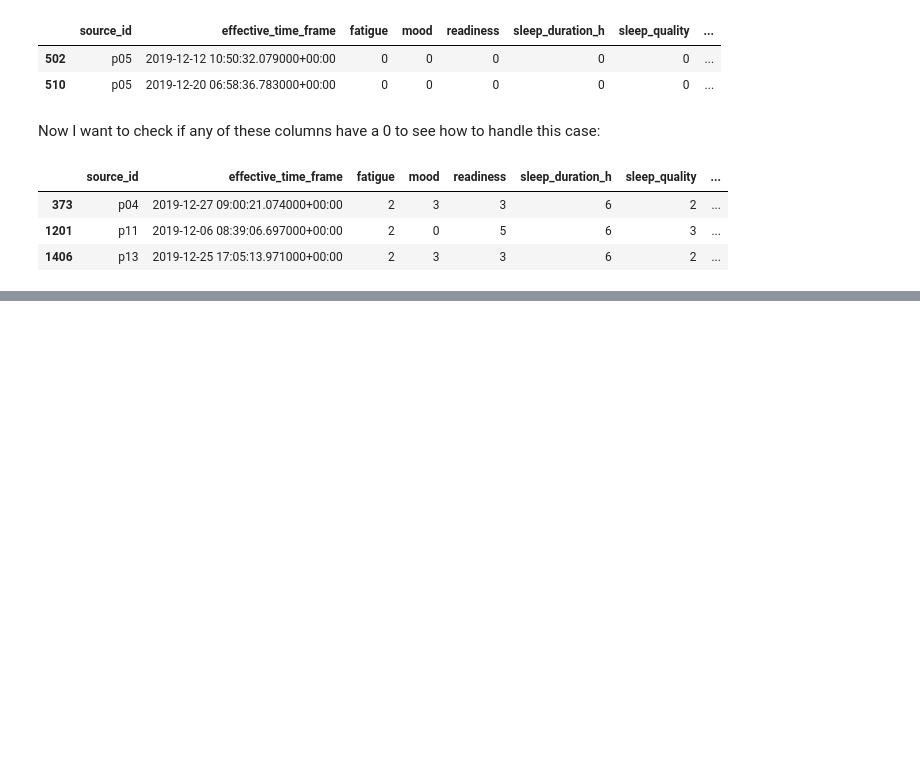
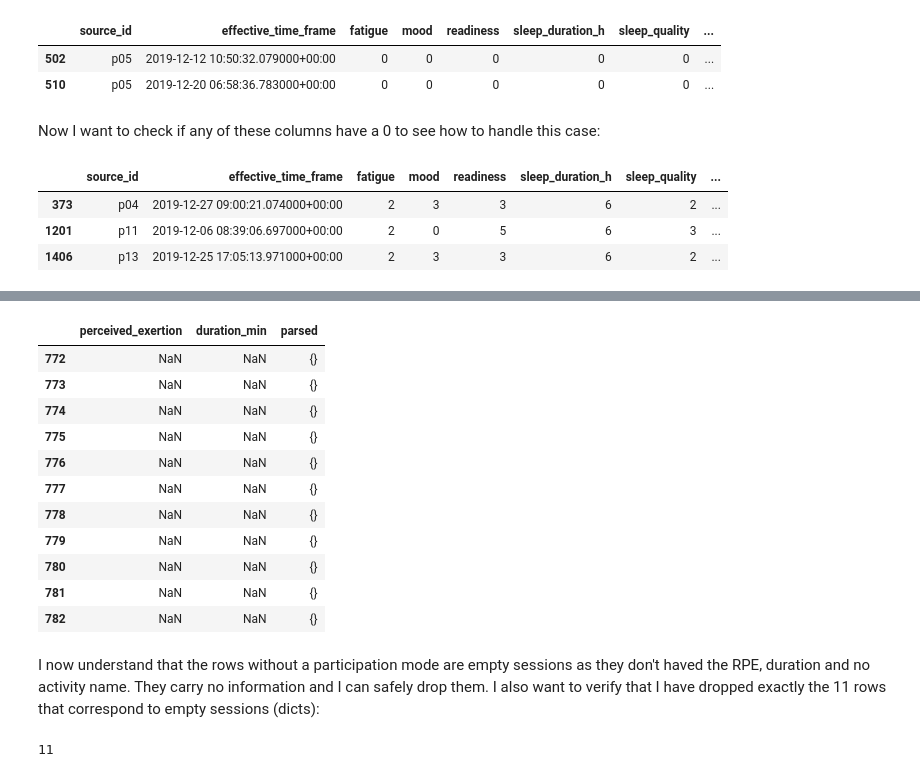
Before and after one commit to vish-mandalika/sql-pipeline-athletic-performance, a Jupyter notebook: etl.ipynb, the cells around one changed output, grey strips where cells are left out. Saved outputs shown, nothing was run; the diff lists cells and outputs as text; code cells hidden in the pictures; blank space fills up the shorter version.

```diff
--- a/etl.ipynb
+++ b/etl.ipynb
@@ -301,0 +332,24 @@ srpe["activity_names"].eq("{}").sum()
+# %%
+srpe[srpe["parsed"].apply(type) == dict][["perceived_exertion", "duration_min", "parsed"]]
+# %% [output]
+|  | perceived_exertion | duration_min | parsed |
+| 772 | NaN | NaN | {} |
+| 773 | NaN | NaN | {} |
+| 774 | NaN | NaN | {} |
+| 775 | NaN | NaN | {} |
+| 776 | NaN | NaN | {} |
+| 777 | NaN | NaN | {} |
+| 778 | NaN | NaN | {} |
+| 779 | NaN | NaN | {} |
+| 780 | NaN | NaN | {} |
+| 781 | NaN | NaN | {} |
+| 782 | NaN | NaN | {} |
+# %% [markdown]
+I now understand that the rows without a participation mode are empty sessions as they don't haved the RPE, duration and no activity name. They carry no information and I can safely drop them. I also want to verify that I have dropped exactly the 11 rows that correspond to empty sessions (dicts):
+# %%
+before = len(srpe)
+srpe = srpe[srpe["parsed"].apply(type) == list]   # keep only the list rows
+srpe = srpe.reset_index(drop=True)
+print(before - len(srpe))   # expect 11
+# %% [output]
+11
```
Also changed, not shown: parts of 9 cells of this notebook.
